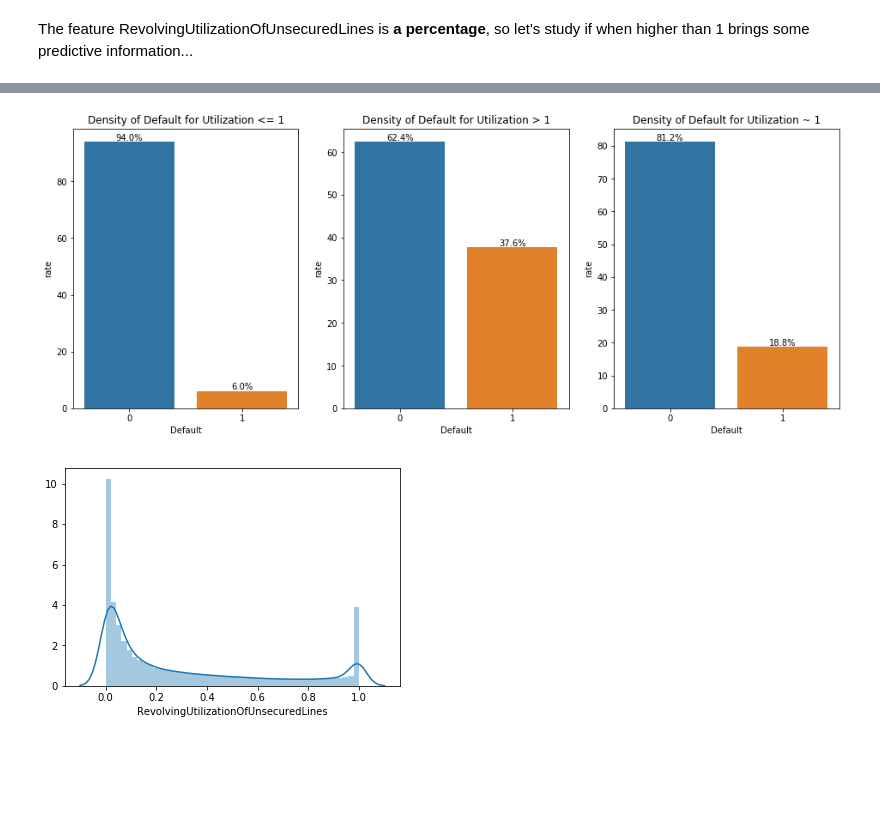
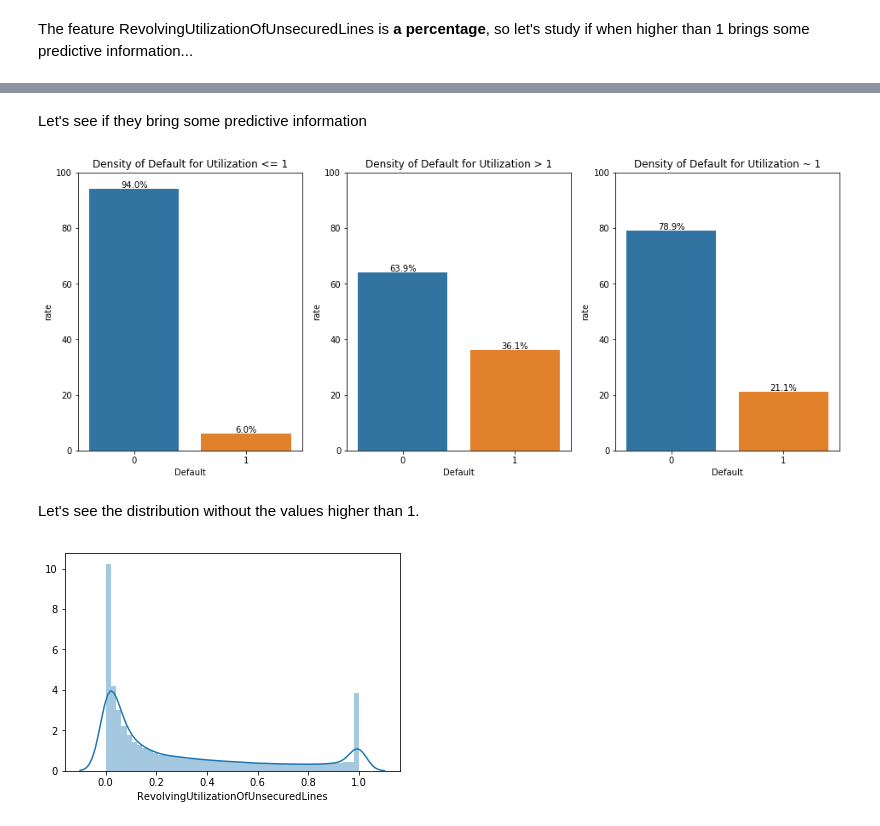
Before and after one commit to faguzz/public-notebooks, a Jupyter notebook: givemesomecredit/exploratory-data-analysis.ipynb, the cells around one changed output, grey strips where cells are left out. Drawn from its saved outputs; the diff is of its cells as text; code cells hidden in the pictures; blank space fills up the shorter version.

```diff
--- a/givemesomecredit/exploratory-data-analysis.ipynb
+++ b/givemesomecredit/exploratory-data-analysis.ipynb
@@ -76,6 +91,7 @@ def bar_plot_rates(rates, posplot=111, title=''):
                 y=rates.values)
     ax.set_xlabel('Default')
     ax.set_ylabel('rate')
+    ax.set_ylim([0, 100])
     ax.set_title(title)
 
     for p in ax.patches:
@@ -263,21 +302,25 @@ The feature RevolvingUtilizationOfUnsecuredLines is **a percentage**, so let's s
+# %% [markdown]
+Let's see if they bring some predictive information
 # %%
 plt.figure(figsize=(16, 6))
 
 tmp_df = model_df[model_df['RevolvingUtilizationOfUnsecuredLines'] <= 1]['SeriousDlqin2yrs']
 default_rate = 100. * tmp_df.value_counts() / tmp_df.shape[0]
 bar_plot_rates(default_rate, 131, title='Density of Default for Utilization <= 1')
 
 tmp_df = model_df[model_df['RevolvingUtilizationOfUnsecuredLines'] > 1]['SeriousDlqin2yrs']
 default_rate = 100. * tmp_df.value_counts() / tmp_df.shape[0]
 bar_plot_rates(default_rate, 132, title='Density of Default for Utilization > 1')
 
-tmp_df = model_df[np.isclose(model_df['RevolvingUtilizationOfUnsecuredLines'], 1)]['SeriousDlqin2yrs']
+tmp_df = model_df[np.isclose(model_df['RevolvingUtilizationOfUnsecuredLines'], 1, atol=0.1)]['SeriousDlqin2yrs']
 default_rate = 100. * tmp_df.value_counts() / tmp_df.shape[0]
 bar_plot_rates(default_rate, 133, title='Density of Default for Utilization ~ 1')
 
 plt.show()
 # %% [output]
-[figure, old version]
+[figure, new version]
+# %% [markdown]
+Let's see the distribution without the values higher than 1.
 # %%
 sns.distplot(model_df[model_df['RevolvingUtilizationOfUnsecuredLines'] <= 1]['RevolvingUtilizationOfUnsecuredLines'])
 plt.show()
```
Also changed, not shown: parts of 114 cells of this notebook.
